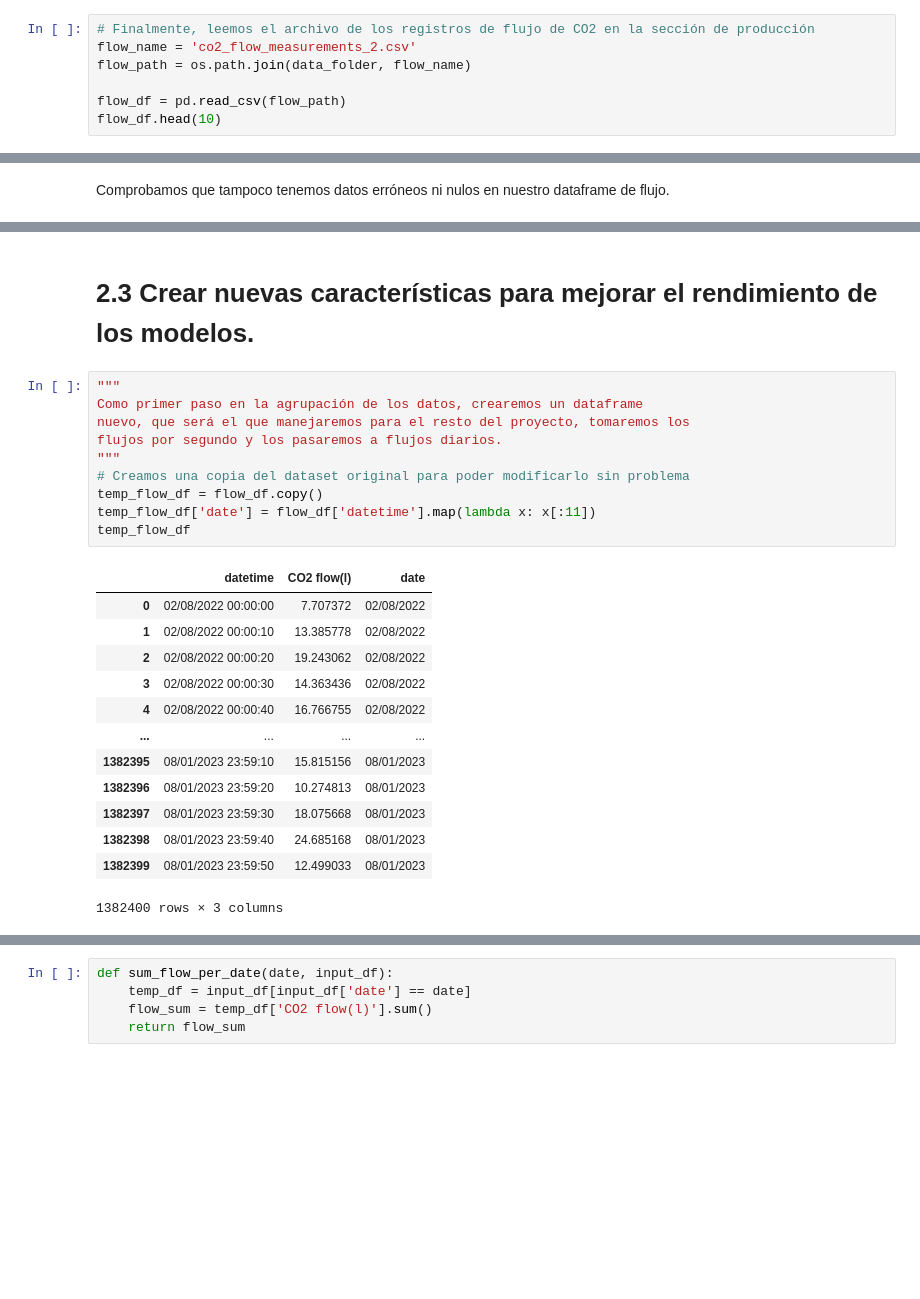
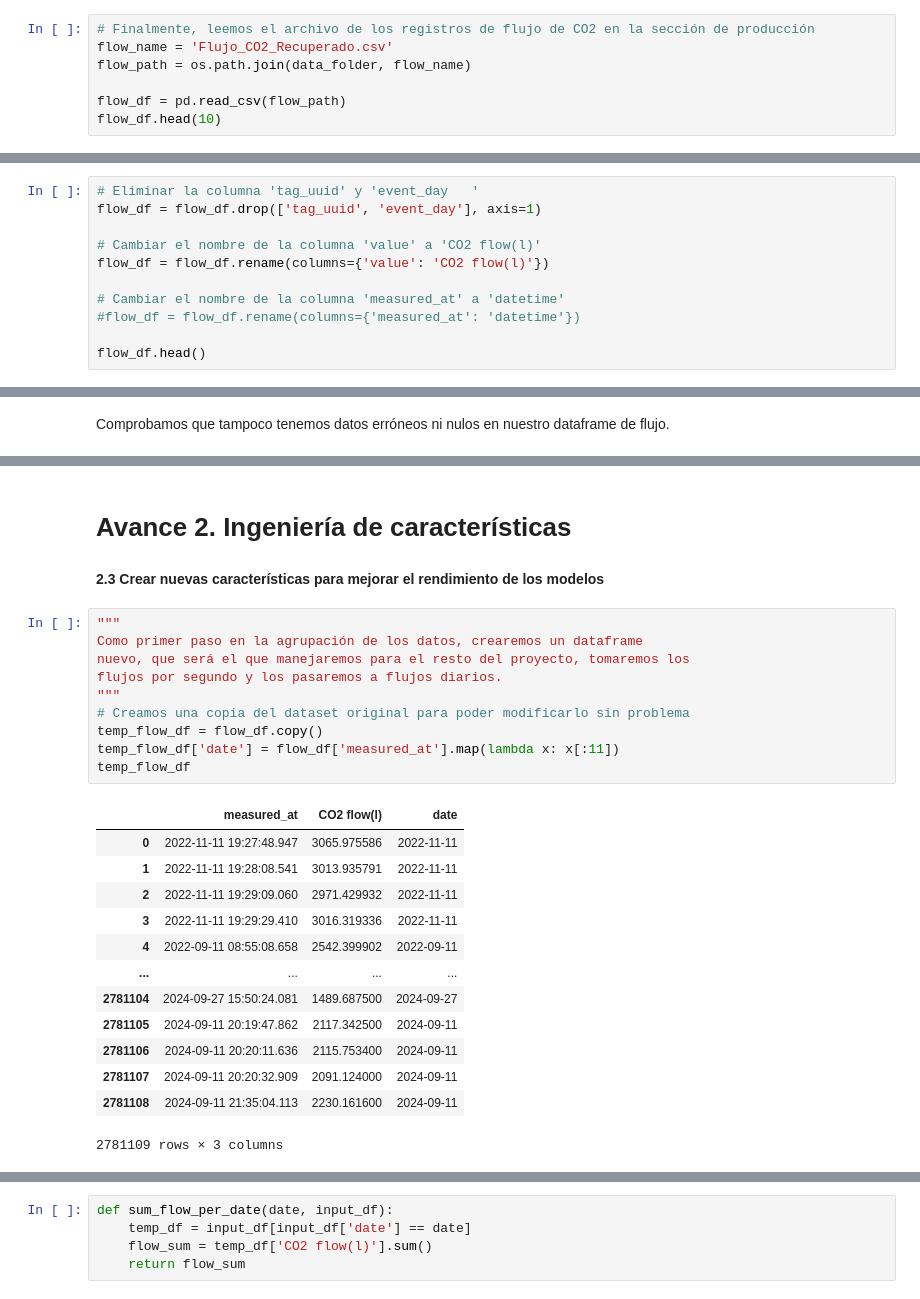
Before and after one commit to A01793469/CO2MassBalance_Equipo6, a Jupyter notebook: Avance2_Equipo6.ipynb, the cells around one changed output, grey strips where cells are left out. Cells and saved outputs as stored; diff of their text form; blank space fills up the shorter version.

Commit message:
Se organiza el código por secciones, se carga el dataset del flujo y se modifican las partes necesarias. Se incluyen matrices de correlación

```diff
--- a/Avance2_Equipo6.ipynb
+++ b/Avance2_Equipo6.ipynb
@@ -142,7 +146,7 @@ dtype: int64
 Realmente en este punto, no es de valor realizar análisis estadísticos en esta base de datos, debido a que la mayor cantidad de datos son fechas, y los otros son básicamente los nombres de los tanques.
 # %%
 # Finalmente, leemos el archivo de los registros de flujo de CO2 en la sección de producción
-flow_name = 'co2_flow_measurements_2.csv'
+flow_name = 'Flujo_CO2_Recuperado.csv'
 flow_path = os.path.join(data_folder, flow_name)
 
 flow_df = pd.read_csv(flow_path)
@@ -190,0 +201,11 @@ flow_df.describe()
+# %%
+# Eliminar la columna 'tag_uuid' y 'event_day	'
+flow_df = flow_df.drop(['tag_uuid', 'event_day'], axis=1)
+
+# Cambiar el nombre de la columna 'value' a 'CO2 flow(l)'
+flow_df = flow_df.rename(columns={'value': 'CO2 flow(l)'})
+
+# Cambiar el nombre de la columna 'measured_at' a 'datetime'
+#flow_df = flow_df.rename(columns={'measured_at': 'datetime'})
+
+flow_df.head()
@@ -323,29 +351,31 @@ Comprobamos que tampoco tenemos datos erróneos ni nulos en nuestro dataframe de
+# %% [markdown]
+# **Avance 2. Ingeniería de características**
 # %% [markdown]
-# 2.3 Crear nuevas características para mejorar el rendimiento de los modelos.
+**2.3 Crear nuevas características para mejorar el rendimiento de los modelos**
 # %%
 """
 Como primer paso en la agrupación de los datos, crearemos un dataframe
 nuevo, que será el que manejaremos para el resto del proyecto, tomaremos los
 flujos por segundo y los pasaremos a flujos diarios.
 """
 # Creamos una copia del dataset original para poder modificarlo sin problema
 temp_flow_df = flow_df.copy()
-temp_flow_df['date'] = flow_df['datetime'].map(lambda x: x[:11])
+temp_flow_df['date'] = flow_df['measured_at'].map(lambda x: x[:11])
 temp_flow_df
 # %% [output]
-|  | datetime | CO2 flow(l) | date |
-| 0 | 02/08/2022 00:00:00 | 7.707372 | 02/08/2022 |
-| 1 | 02/08/2022 00:00:10 | 13.385778 | 02/08/2022 |
-| 2 | 02/08/2022 00:00:20 | 19.243062 | 02/08/2022 |
-| 3 | 02/08/2022 00:00:30 | 14.363436 | 02/08/2022 |
-| 4 | 02/08/2022 00:00:40 | 16.766755 | 02/08/2022 |
+|  | measured_at | CO2 flow(l) | date |
+| 0 | 2022-11-11 19:27:48.947 | 3065.975586 | 2022-11-11 |
+| 1 | 2022-11-11 19:28:08.541 | 3013.935791 | 2022-11-11 |
+| 2 | 2022-11-11 19:29:09.060 | 2971.429932 | 2022-11-11 |
+| 3 | 2022-11-11 19:29:29.410 | 3016.319336 | 2022-11-11 |
+| 4 | 2022-09-11 08:55:08.658 | 2542.399902 | 2022-09-11 |
 | ... | ... | ... | ... |
-| 1382395 | 08/01/2023 23:59:10 | 15.815156 | 08/01/2023 |
-| 1382396 | 08/01/2023 23:59:20 | 10.274813 | 08/01/2023 |
-| 1382397 | 08/01/2023 23:59:30 | 18.075668 | 08/01/2023 |
-| 1382398 | 08/01/2023 23:59:40 | 24.685168 | 08/01/2023 |
-| 1382399 | 08/01/2023 23:59:50 | 12.499033 | 08/01/2023 |
+| 2781104 | 2024-09-27 15:50:24.081 | 1489.687500 | 2024-09-27 |
+| 2781105 | 2024-09-11 20:19:47.862 | 2117.342500 | 2024-09-11 |
+| 2781106 | 2024-09-11 20:20:11.636 | 2115.753400 | 2024-09-11 |
+| 2781107 | 2024-09-11 20:20:32.909 | 2091.124000 | 2024-09-11 |
+| 2781108 | 2024-09-11 21:35:04.113 | 2230.161600 | 2024-09-11 |
-1382400 rows × 3 columns
+2781109 rows × 3 columns
 # %%
 #Creamos el dataframe objetivo
 target_df = pd.DataFrame()
```
Also changed, not shown: parts of 33 cells of this notebook.
